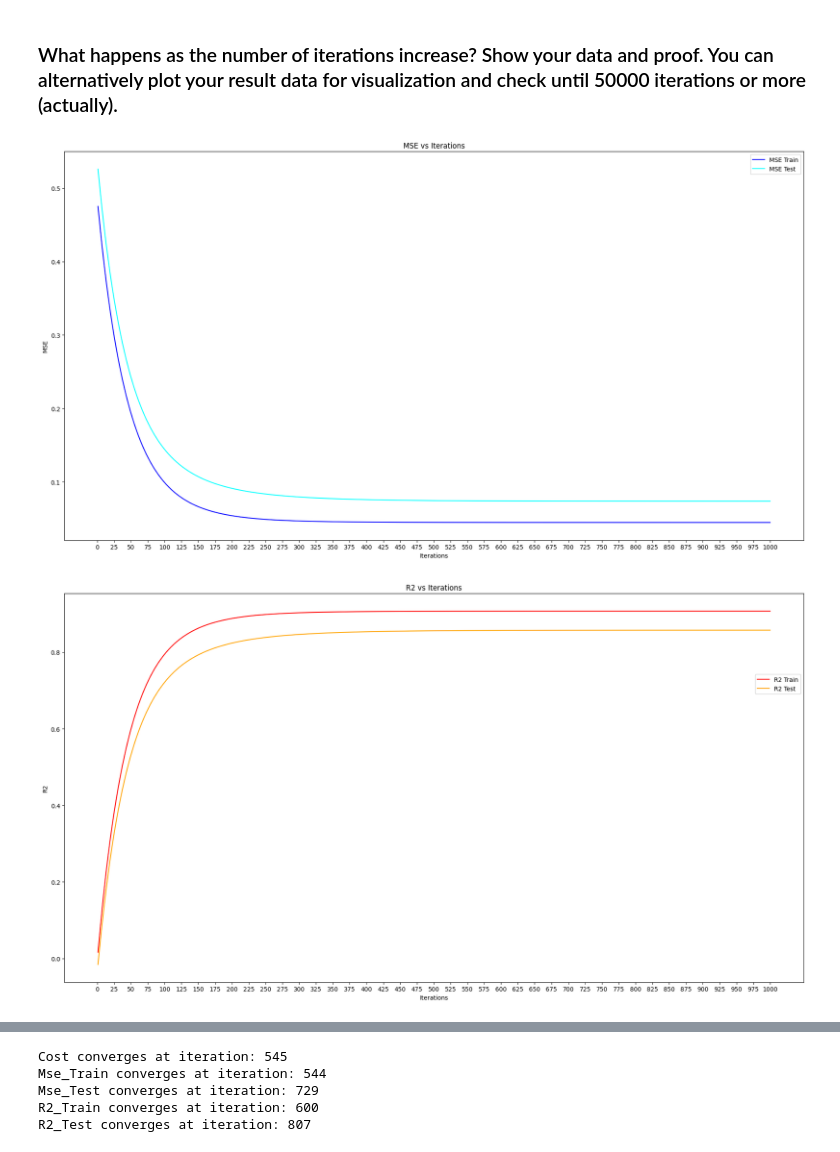
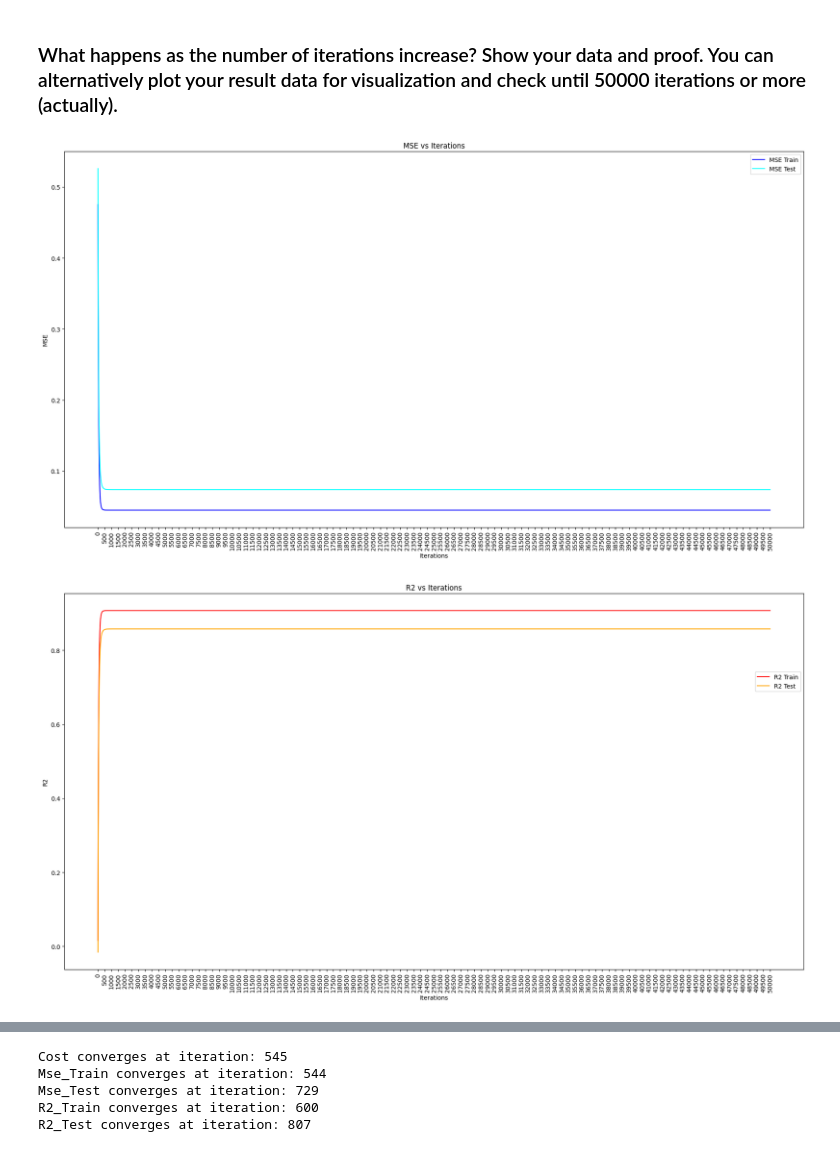
Before and after one commit to Pawmsdayl/CMSC197, a Jupyter notebook: Assignment2/[hw3].ipynb, the cells around one changed output, grey strips where cells are left out. Drawn from its saved outputs; the diff is of its cells as text; code cells hidden in the pictures.

```diff
--- a/Assignment2/[hw3].ipynb
+++ b/Assignment2/[hw3].ipynb
@@ -356,37 +324,71 @@ for weight in iteration_history['weights']:
+# %%
+# store results
+iteration_history = {
+    'num_iterations': [],
+    'weights': [],
+    'cost': [],
+    'mse_train': [],
+    'mse_test': [],
+    'r2_train': [],
+    'r2_test': []
+}
+
+# parameters
+learning_rate = 0.01
+iteration_max = 50000
+
+# run gradient descent
+grad_descent_iteration_history(x_train, y_train, learning_rate, iteration_max, iteration_history)
+
+# calculate metrics
+for weight in iteration_history['weights']:
+    y_train_pred = predict(x_train, weight)
+    y_test_pred = predict(x_test, weight)
+
+    mse_train = compute_cost(y_train, y_train_pred)
+    mse_test = compute_cost(y_test, y_test_pred)
+
+    r2_train = r2_score(y_train, y_train_pred)
+    r2_test = r2_score(y_test, y_test_pred)
+
+    iteration_history['mse_train'].append(mse_train)
+    iteration_history['mse_test'].append(mse_test)
+    iteration_history['r2_train'].append(r2_train)
+    iteration_history['r2_test'].append(r2_test)
 # %%
-x_ticks = np.arange(0, iteration_max + 1, 25)
+x_ticks = np.arange(0, iteration_max + 1, 500)
 
 # plot MSE
 plt.xlabel('Iterations')
 plt.ylabel('MSE')
 plt.plot(iteration_history['num_iterations'], iteration_history['mse_train'], label='MSE Train', color='blue')
 plt.plot(iteration_history['num_iterations'], iteration_history['mse_test'], label='MSE Test', color='cyan')
-plt.xticks(x_ticks)
+plt.xticks(x_ticks, rotation=90)
 plt.legend()
 plt.title('MSE vs Iterations')
 plt.tight_layout()
 plt.show()
 
 # plot R2
 plt.xlabel('Iterations')
 plt.ylabel('R2')
 plt.plot(iteration_history['num_iterations'], iteration_history['r2_train'], label='R2 Train', color='red')
 plt.plot(iteration_history['num_iterations'], iteration_history['r2_test'], label='R2 Test', color='orange')
-plt.xticks(x_ticks)
+plt.xticks(x_ticks, rotation=90)
 plt.legend(bbox_to_anchor=(1,0.8))
 plt.title('R2 vs Iterations')
 plt.tight_layout()
 plt.show()
 
 # plot Cost
 plt.plot(iteration_history['num_iterations'], iteration_history['cost'], label='Cost', color='brown')
 plt.xlabel('Iterations')
 plt.ylabel('Cost')
 plt.title('Cost vs Iterations')
-plt.xticks(x_ticks)
+plt.xticks(x_ticks, rotation=90)
 plt.legend()
 plt.tight_layout()
 plt.show()
 # %% [output]
-[figure, old version]
+[figure, new version]
-[figure, old version]
+[figure, new version]
```
Also changed, not shown: parts of 3 cells of this notebook.
